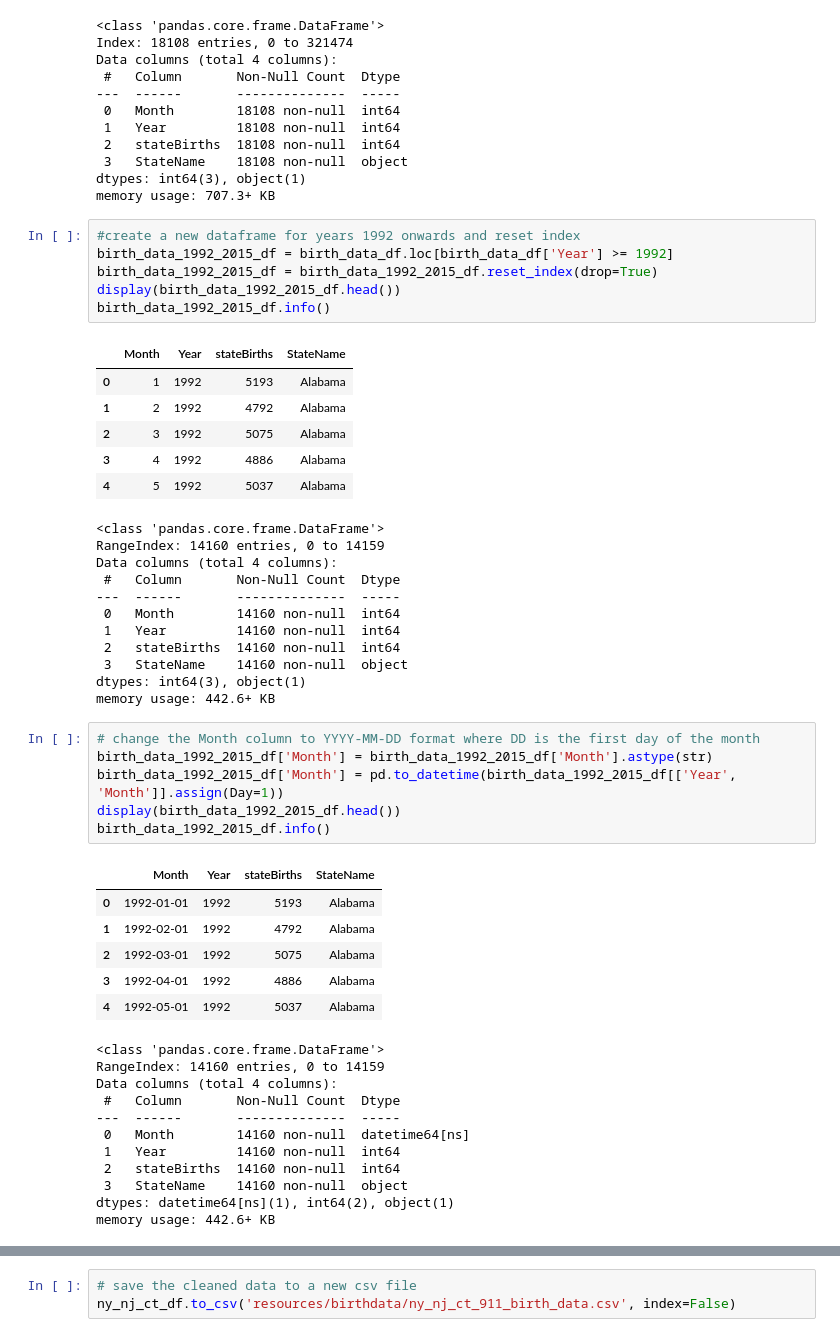
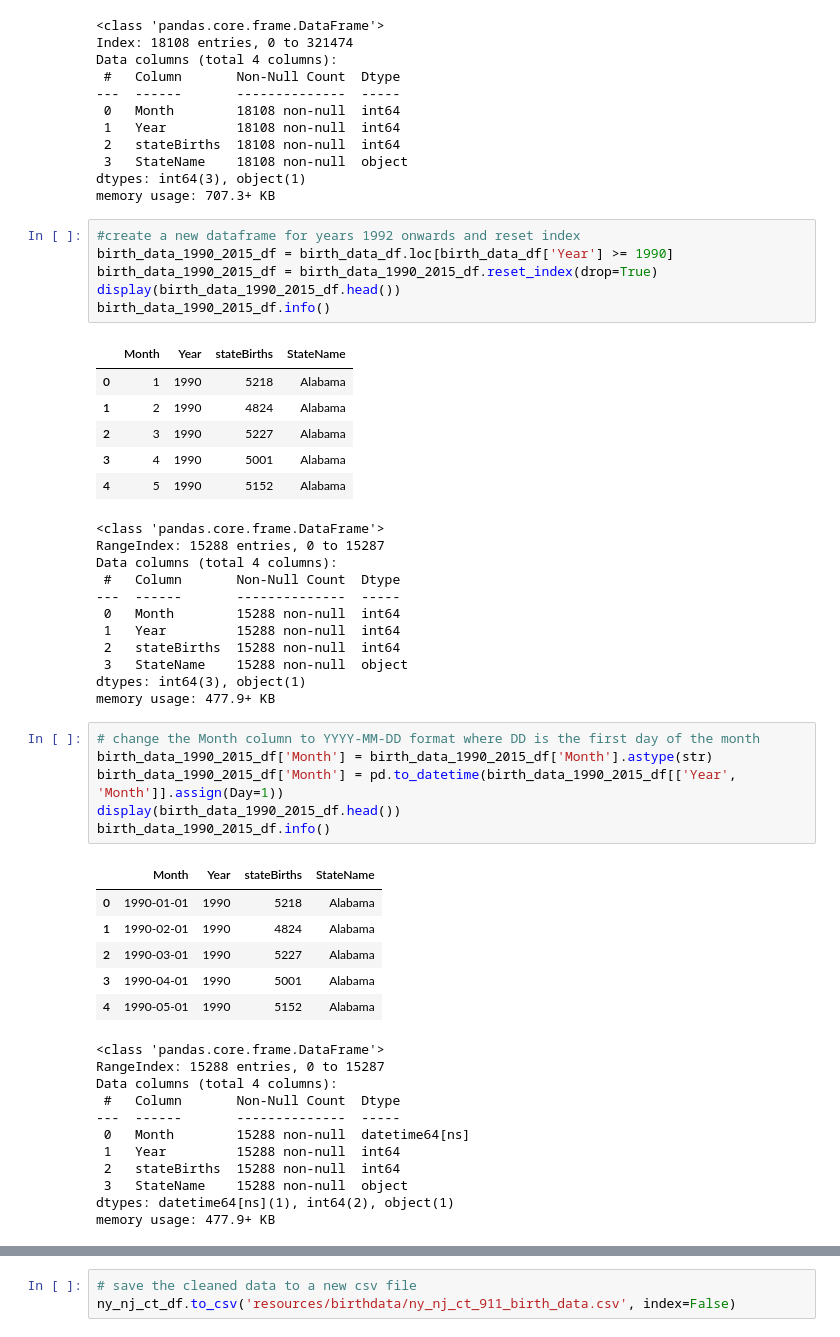
Before and after one commit to Aquamarine278/AI-Bootcamp-Project-1, a Jupyter notebook: birthdata_master.ipynb, the cells around one changed output, grey strips where cells are left out. Cells and saved outputs as stored; diff of their text form.

```diff
--- a/birthdata_master.ipynb
+++ b/birthdata_master.ipynb
@@ -196,52 +196,52 @@ dtypes: int64(3), object(1)
 memory usage: 707.3+ KB
 # %%
 #create a new dataframe for years 1992 onwards and reset index
-birth_data_1992_2015_df = birth_data_df.loc[birth_data_df['Year'] >= 1992]
-birth_data_1992_2015_df = birth_data_1992_2015_df.reset_index(drop=True)
-display(birth_data_1992_2015_df.head())
-birth_data_1992_2015_df.info()
+birth_data_1990_2015_df = birth_data_df.loc[birth_data_df['Year'] >= 1990]
+birth_data_1990_2015_df = birth_data_1990_2015_df.reset_index(drop=True)
+display(birth_data_1990_2015_df.head())
+birth_data_1990_2015_df.info()
 # %% [output]
 |  | Month | Year | stateBirths | StateName |
-| 0 | 1 | 1992 | 5193 | Alabama |
-| 1 | 2 | 1992 | 4792 | Alabama |
-| 2 | 3 | 1992 | 5075 | Alabama |
-| 3 | 4 | 1992 | 4886 | Alabama |
-| 4 | 5 | 1992 | 5037 | Alabama |
+| 0 | 1 | 1990 | 5218 | Alabama |
+| 1 | 2 | 1990 | 4824 | Alabama |
+| 2 | 3 | 1990 | 5227 | Alabama |
+| 3 | 4 | 1990 | 5001 | Alabama |
+| 4 | 5 | 1990 | 5152 | Alabama |
 <class 'pandas.core.frame.DataFrame'>
-RangeIndex: 14160 entries, 0 to 14159
+RangeIndex: 15288 entries, 0 to 15287
 Data columns (total 4 columns):
  #   Column       Non-Null Count  Dtype
 ---  ------       --------------  -----
- 0   Month        14160 non-null  int64
- 1   Year         14160 non-null  int64
- 2   stateBirths  14160 non-null  int64
- 3   StateName    14160 non-null  object
+ 0   Month        15288 non-null  int64
+ 1   Year         15288 non-null  int64
+ 2   stateBirths  15288 non-null  int64
+ 3   StateName    15288 non-null  object
 dtypes: int64(3), object(1)
-memory usage: 442.6+ KB
+memory usage: 477.9+ KB
 # %%
 # change the Month column to YYYY-MM-DD format where DD is the first day of the month
-birth_data_1992_2015_df['Month'] = birth_data_1992_2015_df['Month'].astype(str)
-birth_data_1992_2015_df['Month'] = pd.to_datetime(birth_data_1992_2015_df[['Year', 'Month']].assign(Day=1))
-display(birth_data_1992_2015_df.head())
-birth_data_1992_2015_df.info()
+birth_data_1990_2015_df['Month'] = birth_data_1990_2015_df['Month'].astype(str)
+birth_data_1990_2015_df['Month'] = pd.to_datetime(birth_data_1990_2015_df[['Year', 'Month']].assign(Day=1))
+display(birth_data_1990_2015_df.head())
+birth_data_1990_2015_df.info()
 # %% [output]
 |  | Month | Year | stateBirths | StateName |
-| 0 | 1992-01-01 | 1992 | 5193 | Alabama |
-| 1 | 1992-02-01 | 1992 | 4792 | Alabama |
-| 2 | 1992-03-01 | 1992 | 5075 | Alabama |
-| 3 | 1992-04-01 | 1992 | 4886 | Alabama |
-| 4 | 1992-05-01 | 1992 | 5037 | Alabama |
+| 0 | 1990-01-01 | 1990 | 5218 | Alabama |
+| 1 | 1990-02-01 | 1990 | 4824 | Alabama |
+| 2 | 1990-03-01 | 1990 | 5227 | Alabama |
+| 3 | 1990-04-01 | 1990 | 5001 | Alabama |
+| 4 | 1990-05-01 | 1990 | 5152 | Alabama |
 <class 'pandas.core.frame.DataFrame'>
-RangeIndex: 14160 entries, 0 to 14159
+RangeIndex: 15288 entries, 0 to 15287
 Data columns (total 4 columns):
  #   Column       Non-Null Count  Dtype
 ---  ------       --------------  -----
- 0   Month        14160 non-null  datetime64[ns]
- 1   Year         14160 non-null  int64
- 2   stateBirths  14160 non-null  int64
- 3   StateName    14160 non-null  object
+ 0   Month        15288 non-null  datetime64[ns]
+ 1   Year         15288 non-null  int64
+ 2   stateBirths  15288 non-null  int64
+ 3   StateName    15288 non-null  object
 dtypes: datetime64[ns](1), int64(2), object(1)
-memory usage: 442.6+ KB
+memory usage: 477.9+ KB
 # %%
 # rename the StateName column to State and stateBirths to Births and Month to Date
 
```
Also changed, not shown: parts of 6 cells of this notebook, 7 other files.
